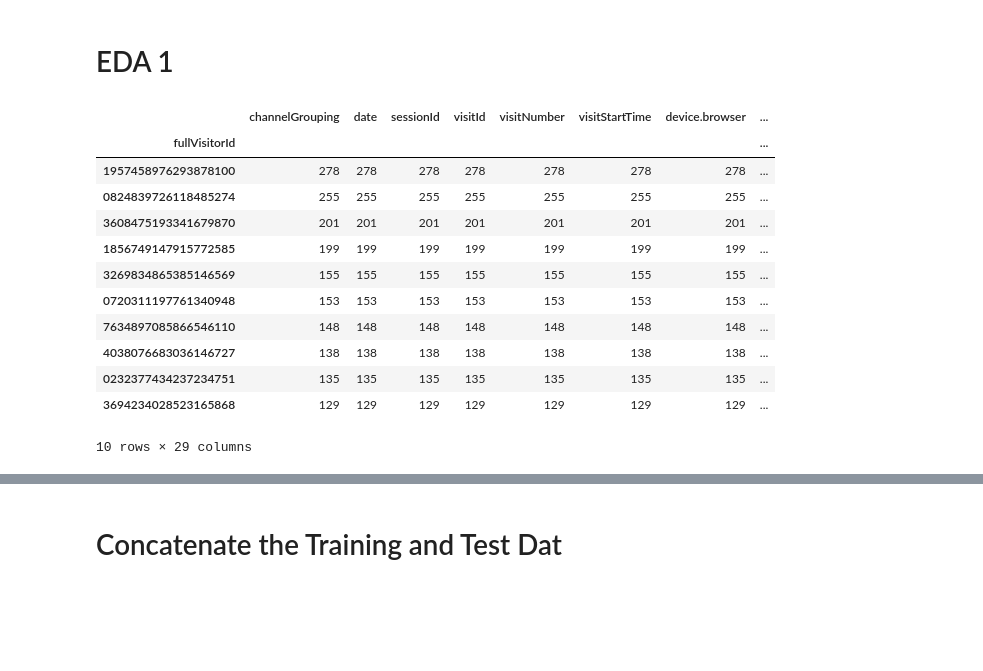
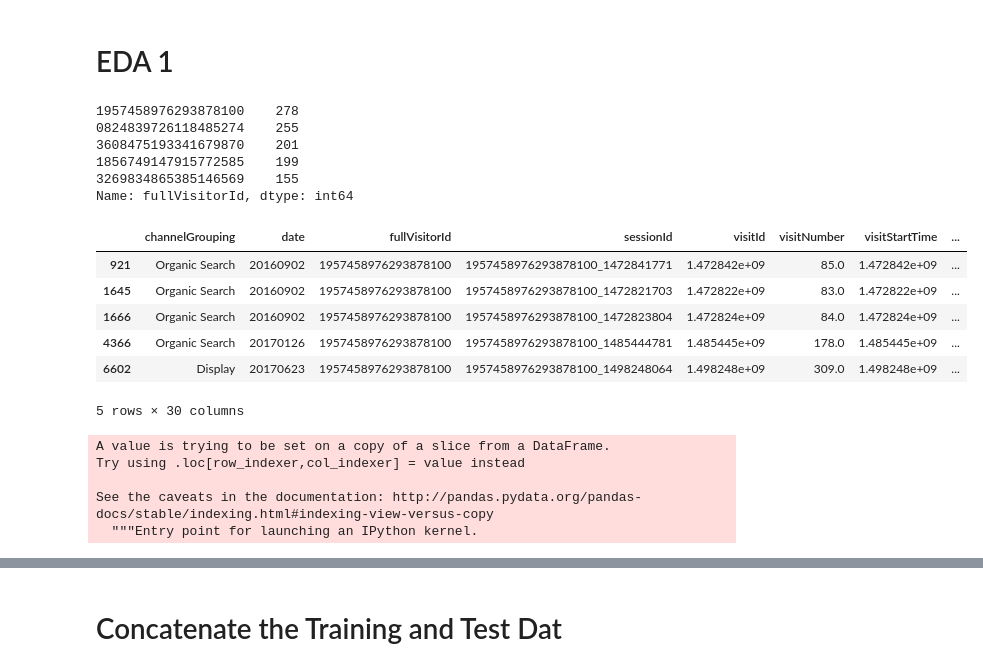
Before and after one commit to jamesliao2016/HCDR2018, a Jupyter notebook: GoogleAnalyticsCRP/my_1024.ipynb, the cells around one changed output, grey strips where cells are left out. Drawn from its saved outputs; the diff is of its cells as text; code cells hidden in the pictures; blank space fills up the shorter version.

```diff
--- a/GoogleAnalyticsCRP/my_1024.ipynb
+++ b/GoogleAnalyticsCRP/my_1024.ipynb
@@ -54,18 +54,32 @@ df_test_tmp_join.shape
 # %%
 # df_train.loc[df_train['fullVisitorId']=='1957458976293878100'].to_csv('sample_1957458976293878100.csv',index=False)
 # %%
-df_train.groupby('fullVisitorId').count().sort_values('channelGrouping',ascending=False).head(10)
+# df_train.groupby('fullVisitorId').count().sort_values('channelGrouping',ascending=False).head(10)
+df_train.fullVisitorId.value_counts().head()
 # %% [output]
-|  | channelGrouping | date | sessionId | visitId | visitNumber | visitStartTime | device.browser | ... |
-| fullVisitorId |  |  |  |  |  |  |  | ... |
-| 1957458976293878100 | 278 | 278 | 278 | 278 | 278 | 278 | 278 | ... |
-| 0824839726118485274 | 255 | 255 | 255 | 255 | 255 | 255 | 255 | ... |
-| 3608475193341679870 | 201 | 201 | 201 | 201 | 201 | 201 | 201 | ... |
-| 1856749147915772585 | 199 | 199 | 199 | 199 | 199 | 199 | 199 | ... |
-| 3269834865385146569 | 155 | 155 | 155 | 155 | 155 | 155 | 155 | ... |
-| 0720311197761340948 | 153 | 153 | 153 | 153 | 153 | 153 | 153 | ... |
-| 7634897085866546110 | 148 | 148 | 148 | 148 | 148 | 148 | 148 | ... |
-| 4038076683036146727 | 138 | 138 | 138 | 138 | 138 | 138 | 138 | ... |
-| 0232377434237234751 | 135 | 135 | 135 | 135 | 135 | 135 | 135 | ... |
-| 3694234028523165868 | 129 | 129 | 129 | 129 | 129 | 129 | 129 | ... |
-10 rows × 29 columns
+1957458976293878100    278
+0824839726118485274    255
+3608475193341679870    201
+1856749147915772585    199
+3269834865385146569    155
+Name: fullVisitorId, dtype: int64
+# %%
+df_tmp_customer = df_train[df_train.fullVisitorId=='1957458976293878100']
+# %%
+df_tmp_customer.head()
+# %% [output]
+|  | channelGrouping | date | fullVisitorId | sessionId | visitId | visitNumber | visitStartTime | ... |
+| 921 | Organic Search | 20160902 | 1957458976293878100 | 1957458976293878100_1472841771 | 1.472842e+09 | 85.0 | 1.472842e+09 | ... |
+| 1645 | Organic Search | 20160902 | 1957458976293878100 | 1957458976293878100_1472821703 | 1.472822e+09 | 83.0 | 1.472822e+09 | ... |
+| 1666 | Organic Search | 20160902 | 1957458976293878100 | 1957458976293878100_1472823804 | 1.472824e+09 | 84.0 | 1.472824e+09 | ... |
+| 4366 | Organic Search | 20170126 | 1957458976293878100 | 1957458976293878100_1485444781 | 1.485445e+09 | 178.0 | 1.485445e+09 | ... |
+| 6602 | Display | 20170623 | 1957458976293878100 | 1957458976293878100_1498248064 | 1.498248e+09 | 309.0 | 1.498248e+09 | ... |
+5 rows × 30 columns
+# %%
+df_tmp_customer['date']=df_tmp_customer['date'].apply(lambda x: datetime.strptime(str(x),'%Y%m%d') )
+# %% [output]
+A value is trying to be set on a copy of a slice from a DataFrame.
+Try using .loc[row_indexer,col_indexer] = value instead
+
+See the caveats in the documentation: http://pandas.pydata.org/pandas-docs/stable/indexing.html#indexing-view-versus-copy
+  """Entry point for launching an IPython kernel.
```
Also changed, not shown: parts of 12 cells of this notebook, 7 other files.
